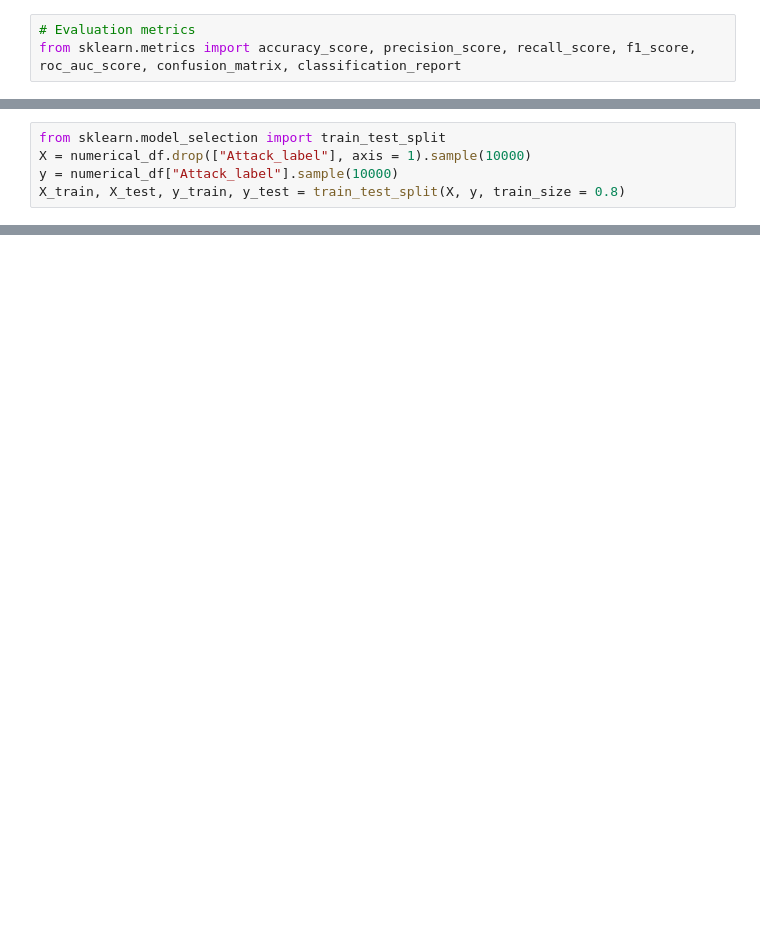
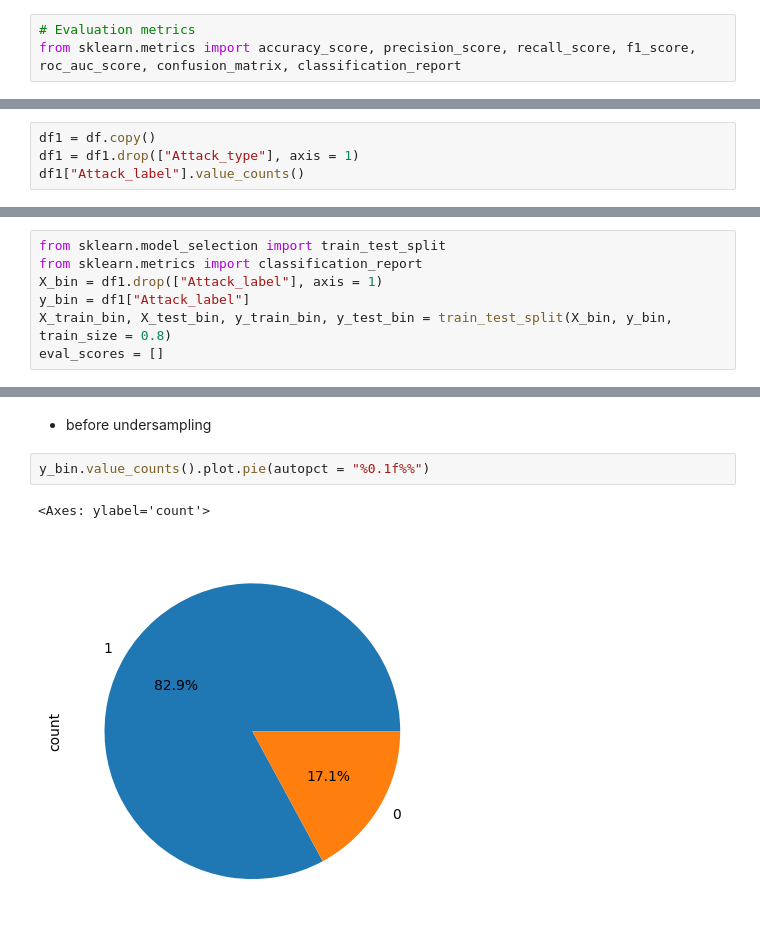
Before and after one commit to Nitincando1234/Nitin-Programming-Btech, a Jupyter notebook: ML/EdgeIIOT.ipynb, the cells around one changed output, grey strips where cells are left out. Saved outputs shown, nothing was run; the diff lists cells and outputs as text; blank space fills up the shorter version.

```diff
--- a/ML/EdgeIIOT.ipynb
+++ b/ML/EdgeIIOT.ipynb
@@ -438,0 +506,4 @@ numerical_df
+# %%
+df1 = df.copy()
+df1 = df1.drop(["Attack_type"], axis = 1)
+df1["Attack_label"].value_counts()
@@ -439,5 +516,7 @@ numerical_df
 # %%
 from sklearn.model_selection import train_test_split
-X = numerical_df.drop(["Attack_label"], axis = 1).sample(10000)
-y = numerical_df["Attack_label"].sample(10000)
-X_train, X_test, y_train, y_test = train_test_split(X, y, train_size = 0.8)
+from sklearn.metrics import classification_report
+X_bin = df1.drop(["Attack_label"], axis = 1)
+y_bin = df1["Attack_label"]
+X_train_bin, X_test_bin, y_train_bin, y_test_bin = train_test_split(X_bin, y_bin, train_size = 0.8)
+eval_scores = []
@@ -498,0 +575,7 @@ NB
+# %% [markdown]
+* before undersampling
+# %%
+y_bin.value_counts().plot.pie(autopct = "%0.1f%%")
+# %% [output]
+<Axes: ylabel='count'>
+[figure, added]
```
Also changed, not shown: parts of 97 cells of this notebook, 17 other files.
